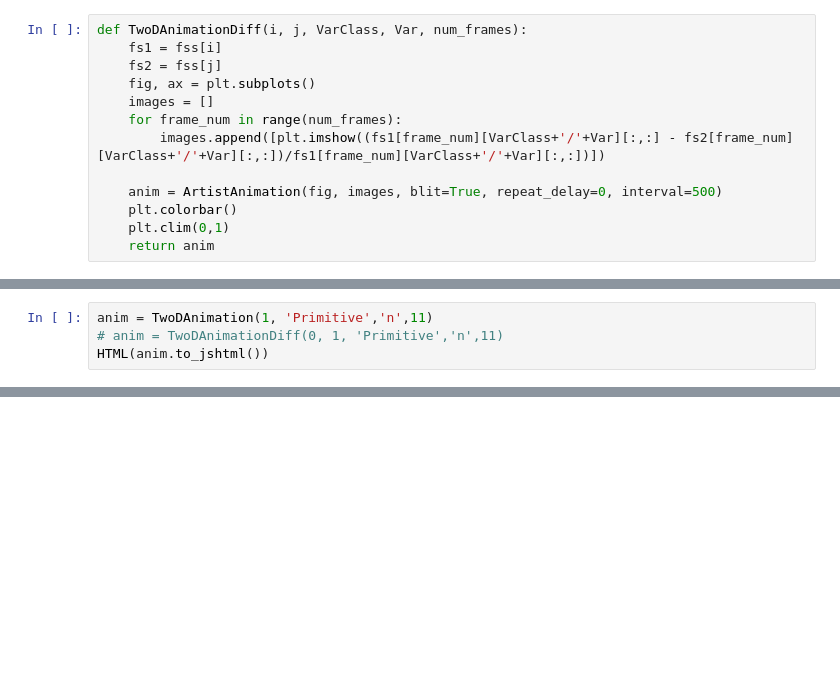
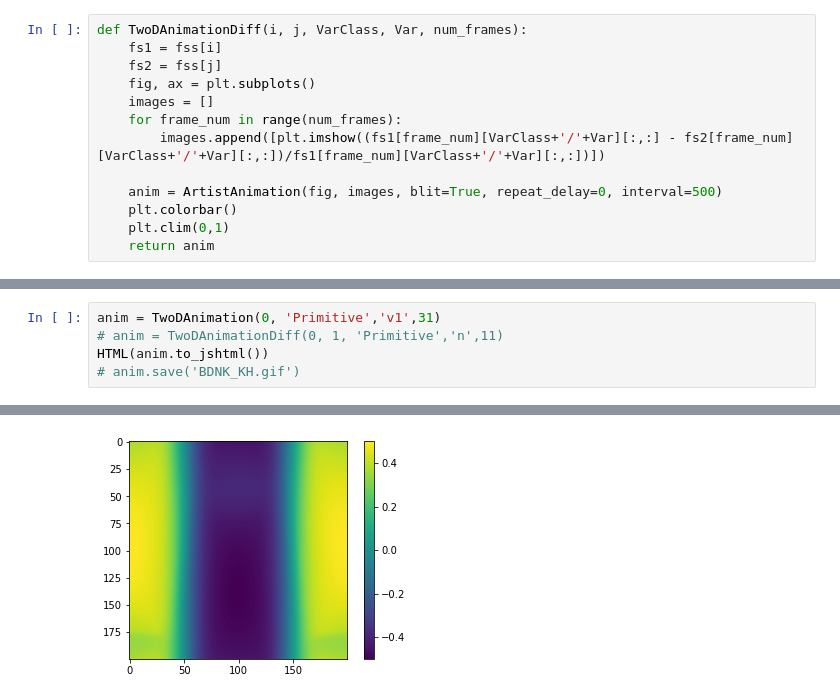
Before and after one commit to MarcusHatton/Plotting, a Jupyter notebook: KHPlotter.ipynb, the cells around one changed output, grey strips where cells are left out. Drawn from its saved outputs; the diff is of its cells as text; blank space fills up the shorter version.

```diff
--- a/KHPlotter.ipynb
+++ b/KHPlotter.ipynb
@@ -196,4 +212,6 @@ for var in 'p', 'rho', 'n':
 # %%
-anim = TwoDAnimation(1, 'Primitive','n',11)
+anim = TwoDAnimation(0, 'Primitive','v1',31)
 # anim = TwoDAnimationDiff(0, 1, 'Primitive','n',11)
 HTML(anim.to_jshtml())
+# anim.save('BDNK_KH.gif')
+# %% [output]
@@ -200,3 +219,4 @@ HTML(anim.to_jshtml())
+[figure, added]
 # %%
 for var in 'q1', 'q2', 'Pi', 'pi11', 'pi12', 'pi22':
     for fs in fss:
```
Also changed, not shown: parts of 11 cells of this notebook, 1 other file.
